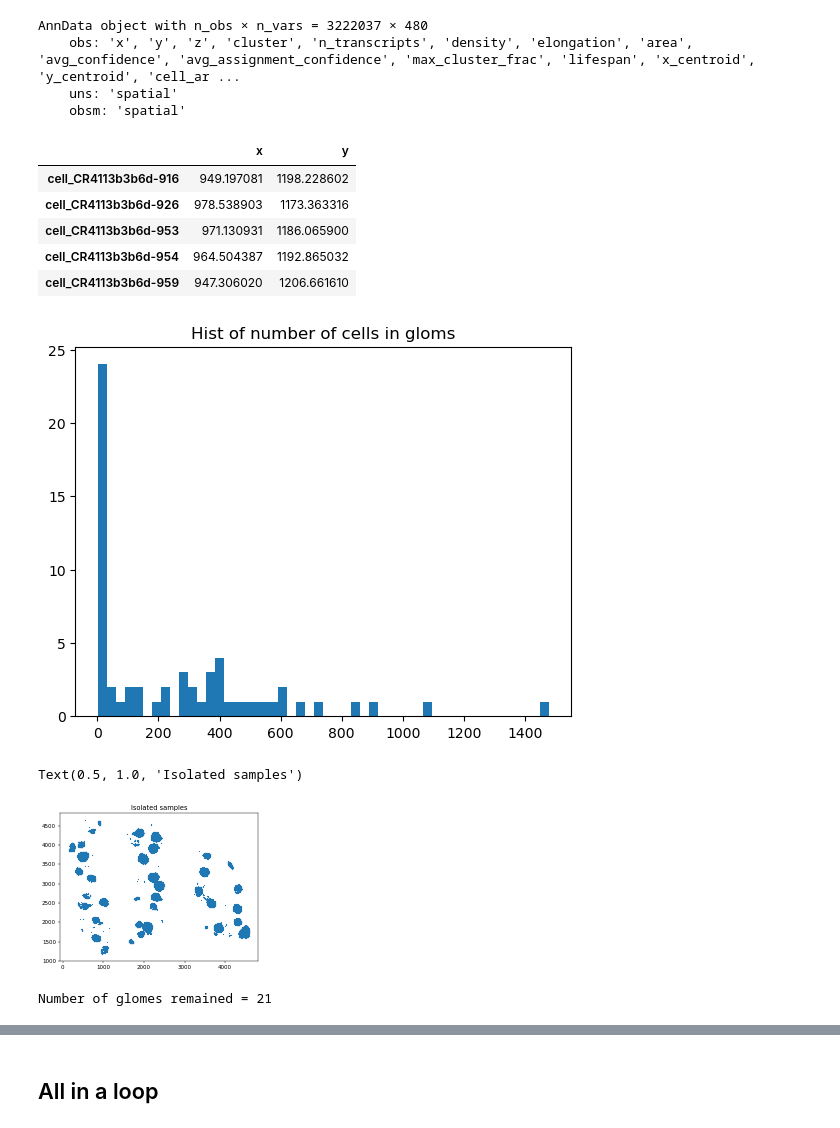
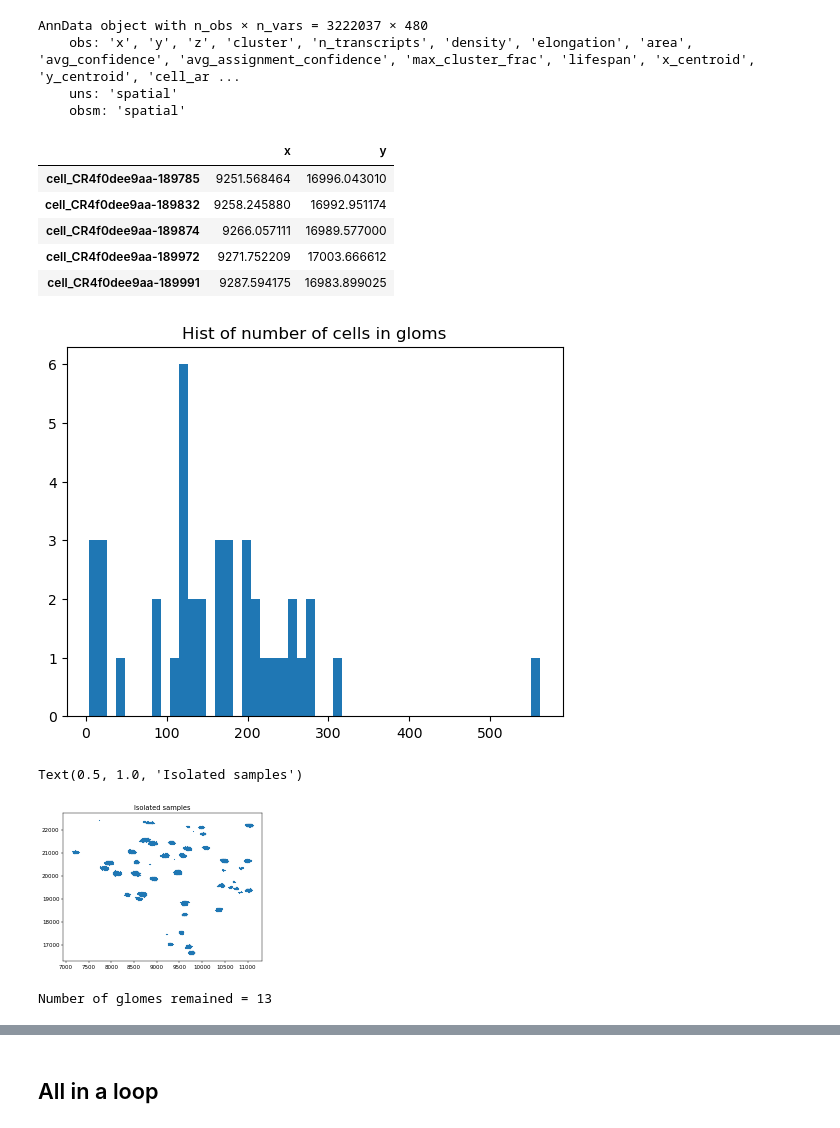
Before and after one commit to imsb-uke/xenium-cgn, a Jupyter notebook: notebooks/06_domain_identification/04_clean&number_gloms.ipynb, the cells around one changed output, grey strips where cells are left out. Drawn from its saved outputs; the diff is of its cells as text; code cells hidden in the pictures.

```diff
--- a/notebooks/06_domain_identification/04_clean&number_gloms.ipynb
+++ b/notebooks/06_domain_identification/04_clean&number_gloms.ipynb
@@ -70,5 +68,5 @@ SyntaxError: closing parenthesis '}' does not match opening parenthesis '[' (343
 # %%
-adata = sc.read_h5ad("data/adata_nichepca_per_sample_with_domain_1.h5ad")
+adata = sc.read_h5ad("data/adata_nichepca_per_sample_with_domain_2.h5ad")
 adata = ad.AnnData(
     X=adata.X,
     obs=adata.obs,
@@ -88,7 +86,7 @@ sample_set = adata.obs['sample'].unique()
 ## Get glom locations
 # i = 0
 # sample = sample_set[i]
-sample = 'X63'
+sample = 'X1'
 
 adata_i = adata[adata.obs['sample'] == sample]
 df_glom_i = adata_i.obs.loc[adata_i.obs['domains'] == 'Glom.', ['x', 'y']]
@@ -96,45 +94,45 @@ df_glom_i = adata_i.obs.loc[adata_i.obs['domains'] == 'Glom.', ['x', 'y']]
 df_glom_i.head()
 # %% [output]
 |  | x | y |
-| cell_CR4113b3b6d-916 | 949.197081 | 1198.228602 |
-| cell_CR4113b3b6d-926 | 978.538903 | 1173.363316 |
-| cell_CR4113b3b6d-953 | 971.130931 | 1186.065900 |
-| cell_CR4113b3b6d-954 | 964.504387 | 1192.865032 |
-| cell_CR4113b3b6d-959 | 947.306020 | 1206.661610 |
+| cell_CR4f0dee9aa-189785 | 9251.568464 | 16996.043010 |
+| cell_CR4f0dee9aa-189832 | 9258.245880 | 16992.951174 |
+| cell_CR4f0dee9aa-189874 | 9266.057111 | 16989.577000 |
+| cell_CR4f0dee9aa-189972 | 9271.752209 | 17003.666612 |
+| cell_CR4f0dee9aa-189991 | 9287.594175 | 16983.899025 |
 # %%
 # Cluster gloms
 ## Make a distnace matrix via KDTree
 coords = np.array(df_glom_i)
 kdtree = KDTree(coords)
-dist_mat = kdtree.sparse_distance_matrix(kdtree, max_distance=20)
+dist_mat = kdtree.sparse_distance_matrix(kdtree, max_distance=50)
 
 ## Convert into a "networkx" object
 edge_index = np.array(dist_mat.nonzero())
 G = nx.Graph()
 G.add_edges_from(edge_index.T)
 
 ## Get connected components
 cc = list(nx.connected_components(G))
 
 ## Plot hist for number of cells in gloms
 sizes = np.array([len(c) for c in cc])
 plt.hist(sizes, 50);
 plt.title("Hist of number of cells in gloms")
 plt.show()
 
 # plot
 dpi = 40
 plt.figure(dpi=dpi)
 plt.scatter(coords[:, 0], coords[:, 1], s=1, cmap="jet")
 plt.title("Isolated samples")
 # %% [output]
-[figure, old version]
+[figure, new version]
 Text(0.5, 1.0, 'Isolated samples')
-[figure, old version]
+[figure, new version]
 # %%
 # Set threshold
-threshold = [50, 8000]
-remove_no = [0,30,5,6,8,10,13,16,25,22,48,43,59,9,7,35]
+threshold = [50, 800]
+remove_no = []
 
 # threshold = [0, 8000]
 # remove_no = []
@@ -155,7 +153,7 @@ else:
                 glom_number.append(n)
                 break
 # %% [output]
-Number of glomes remained = 21
+Number of glomes remained = 13
 # %%
 # Make glom_adata "adata_glom" for sample i
 X_glom = adata_i.X[adata_i.obs['domains'] == 'Glom.', :].copy()
```
Also changed, not shown: parts of 13 cells of this notebook, 3 other files.
